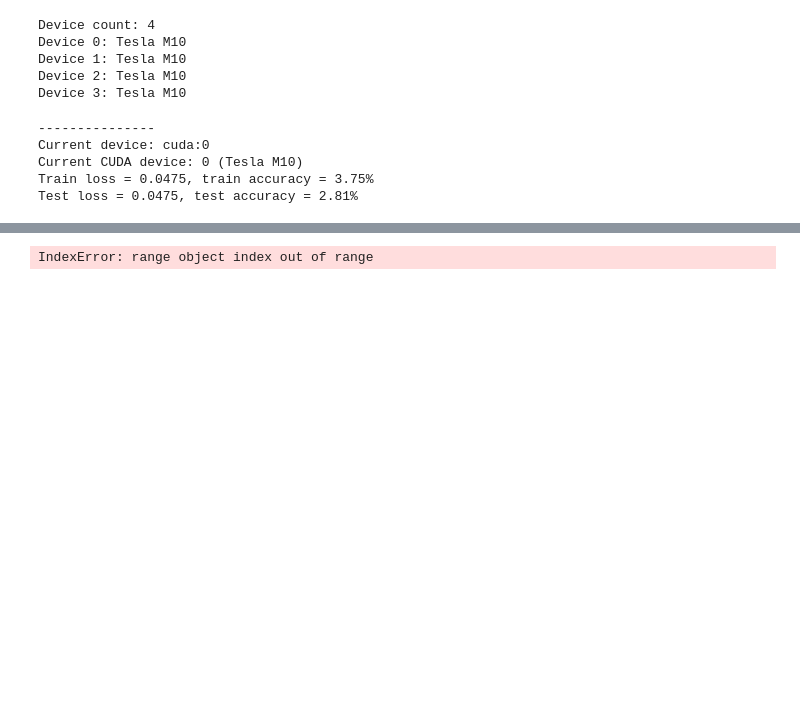
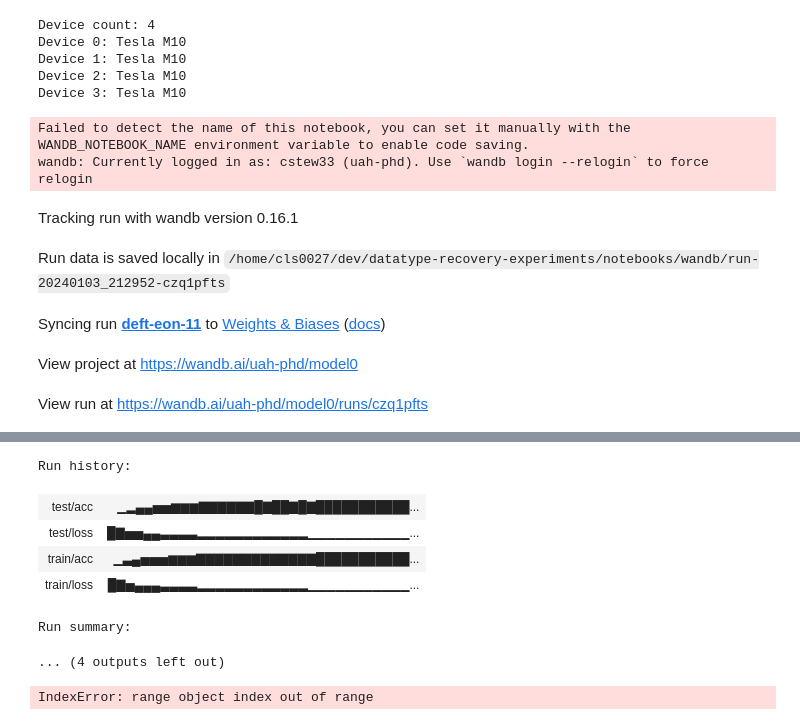
Before and after one commit to lasserre/datatype-recovery-experiments, a Jupyter notebook: notebooks/model0.ipynb, the cells around one changed output, grey strips where cells are left out. Drawn from its saved outputs; the diff is of its cells as text; code cells hidden in the pictures; blank space fills up the shorter version.

```diff
--- a/notebooks/model0.ipynb
+++ b/notebooks/model0.ipynb
@@ -216,10 +206,7 @@ class TypeSeqModel(torch.nn.Module):
         logits = self.pred_head(h[node0_indices])
         return logits
 # %%
-# TODO: training
-torch.manual_seed(33)
-
-model = TypeSeqModel(dataset, hidden_channels=64)
+model = TypeSeqModel(dataset, hidden_channels=HIDDEN_CHANNELS)
 print(model)
 # %% [output]
 TypeSeqModel(
@@ -229,7 +216,7 @@ TypeSeqModel(
   (pred_head): Linear(64, 20, bias=True)
 )
 # %%
-optimizer = torch.optim.Adam(model.parameters(), lr=0.001)
+optimizer = torch.optim.Adam(model.parameters(), lr=LEARN_RATE)
 criterion = torch.nn.CrossEntropyLoss()
 
 def train_one_epoch(train_loader:DataLoader, dev):
@@ -281,6 +268,35 @@ from tqdm.auto import trange
 # 2m, 13.7s to get initial train/test accuracy on CPU
 # ~3m to get initial " on GPU
 # 7m and counting without finishing first epoch using individual .to() methods...
+
+import wandb
+wandb.login()
+
+from pathlib import Path
+dataset_names = ','.join([Path(x).parent.parent.stem for x in data_params['experiment_runs']])
+
+wandb.init(
+    # set the wandb project where this run will be logged
+    project="model0",
+
+    # track hyperparameters and run metadata
+    config={
+        "learning_rate": LEARN_RATE,
+        "architecture": "GATConv",
+        "dataset": dataset_names,
+        "epochs": NUM_EPOCHS,
+        'hidden_channels': HIDDEN_CHANNELS,
+    }
+)
+
+wandb.log({
+    'Dataset/classes': wandb.Table(dataframe=dataset_classes \
+                        .sort_values('Train',ascending=False) \
+                        .reset_index()),
+    'Dataset/plot': wandb.Image(
+        dataset_classes[['TrainPcnt','TestPcnt']].sort_values('TrainPcnt').plot(kind='barh')
+    ),
+})
 
 with torch.cuda.device(CUDA_DEVICE):
     cuda_dev = torch.cuda.current_device()
@@ -297,20 +313,28 @@ with torch.cuda.device(CUDA_DEVICE):
     print(f'Train loss = {train_loss:.4f}, train accuracy = {train_acc*100:,.2f}%')
     print(f'Test loss = {test_loss:.4f}, test accuracy = {test_acc*100:,.2f}%')
 
-    for epoch in trange(1, 50):
+    for epoch in trange(1, NUM_EPOCHS):
         train_one_epoch(train_loader, device)
         train_acc, train_loss = eval(train_loader, device)
         test_acc, test_loss = eval(test_loader, device)
-        # TODO: wandb...
+        wandb.log({
+            'train/loss': train_loss,
+            'train/acc': train_acc,
+            'test/loss': test_loss,
+            'test/acc': test_acc,
+        })
         torch.save(model, 'type_seq_model.pt')
 
     train_acc, train_loss = eval(train_loader, device)
     test_acc, test_loss = eval(test_loader, device)
     print(f'Train loss = {train_loss:.4f}, train accuracy = {train_acc*100:,.2f}%')
     print(f'Test loss = {test_loss:.4f}, test accuracy = {test_acc*100:,.2f}%')
+    wandb.finish()
 # %% [output]
----------------
-Current device: cuda:0
-Current CUDA device: 0 (Tesla M10)
-Train loss = 0.0475, train accuracy = 3.75%
-Test loss = 0.0475, test accuracy = 2.81%
+Failed to detect the name of this notebook, you can set it manually with the WANDB_NOTEBOOK_NAME environment variable to enable code saving.
+wandb: Currently logged in as: cstew33 (uah-phd). Use `wandb login --relogin` to force relogin
+Tracking run with wandb version 0.16.1
+Run data is saved locally in /home/cls0027/dev/datatype-recovery-experiments/notebooks/wandb/run-20240103_212952-czq1pfts
+Syncing run deft-eon-11 to Weights & Biases (docs)
+View project at https://wandb.ai/uah-phd/model0
+View run at https://wandb.ai/uah-phd/model0/runs/czq1pfts
@@ -319,3 +349,10 @@ Test loss = 0.0177, test accuracy = 65.00%
+Run history:
+| test/acc | ▁▂▄▄▅▅▆▆▆▇▇▇▇▇▇█▇██▇█▇███████████... |
+| test/loss | █▇▅▅▄▄▃▃▃▃▂▂▂▂▂▂▂▂▂▂▂▂▁▁▁▁▁▁▁▁▁▁▁... |
+| train/acc | ▁▃▄▅▅▅▆▆▆▇▇▇▇▇▇▇▇▇▇▇▇▇███████████... |
+| train/loss | █▇▅▄▄▄▃▃▃▃▂▂▂▂▂▂▂▂▂▂▂▂▁▁▁▁▁▁▁▁▁▁▁... |
+Run summary:
+... (4 outputs left out)
 # %%
 # for i in range(b.x.shape[0]):
 #     print(decode_astnode(b.x[i]))
```
Also changed, not shown: parts of 10 cells of this notebook, 2 other files.
